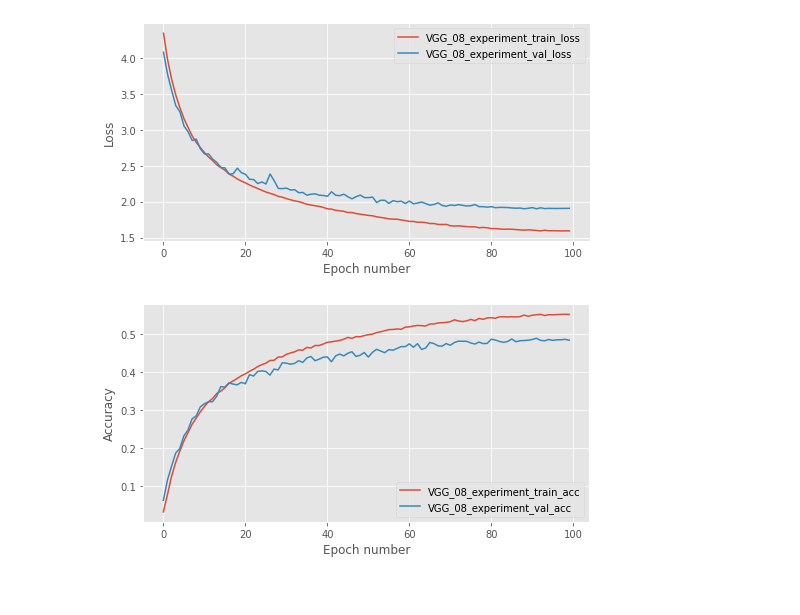
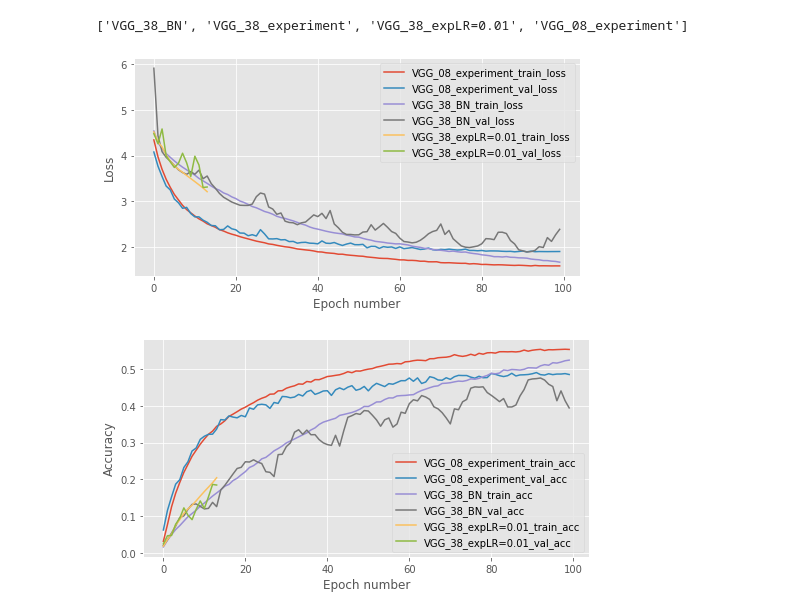
Before and after one commit to rokasgie/mlpractical, a Jupyter notebook: notebooks/Plot_Results.ipynb, the cells around one changed output. Drawn from its saved outputs; the diff is of its cells as text; code cells hidden in the pictures.

```diff
--- a/notebooks/Plot_Results.ipynb
+++ b/notebooks/Plot_Results.ipynb
@@ -83,8 +86,12 @@ def plot_result_graphs(plot_name, stats, keys_to_plot, notebook=True):
         orientation='portrait', papertype=None, format='pdf',
         transparent=False, bbox_inches=None, pad_inches=0.1,
         frameon=None, metadata=None)
-# %%
-plot_result_graphs('problem_model', result_dict, keys_to_plot=result_dict.keys())
-# %% [output]
-[figure, removed]
-[figure, removed]
+# %%
+print(list(result_dict.keys()))
+experiments = ["VGG_08_experiment", "VGG_38_BN", "VGG_38_expLR=0.01"]
+plot_result_graphs('problem_model', result_dict,
+                   keys_to_plot=experiments)
+# %% [output]
+['VGG_38_BN', 'VGG_38_experiment', 'VGG_38_expLR=0.01', 'VGG_08_experiment']
+[figure, added]
+[figure, added]
```
Also changed, not shown: parts of 1 cell of this notebook, 4 other files.
